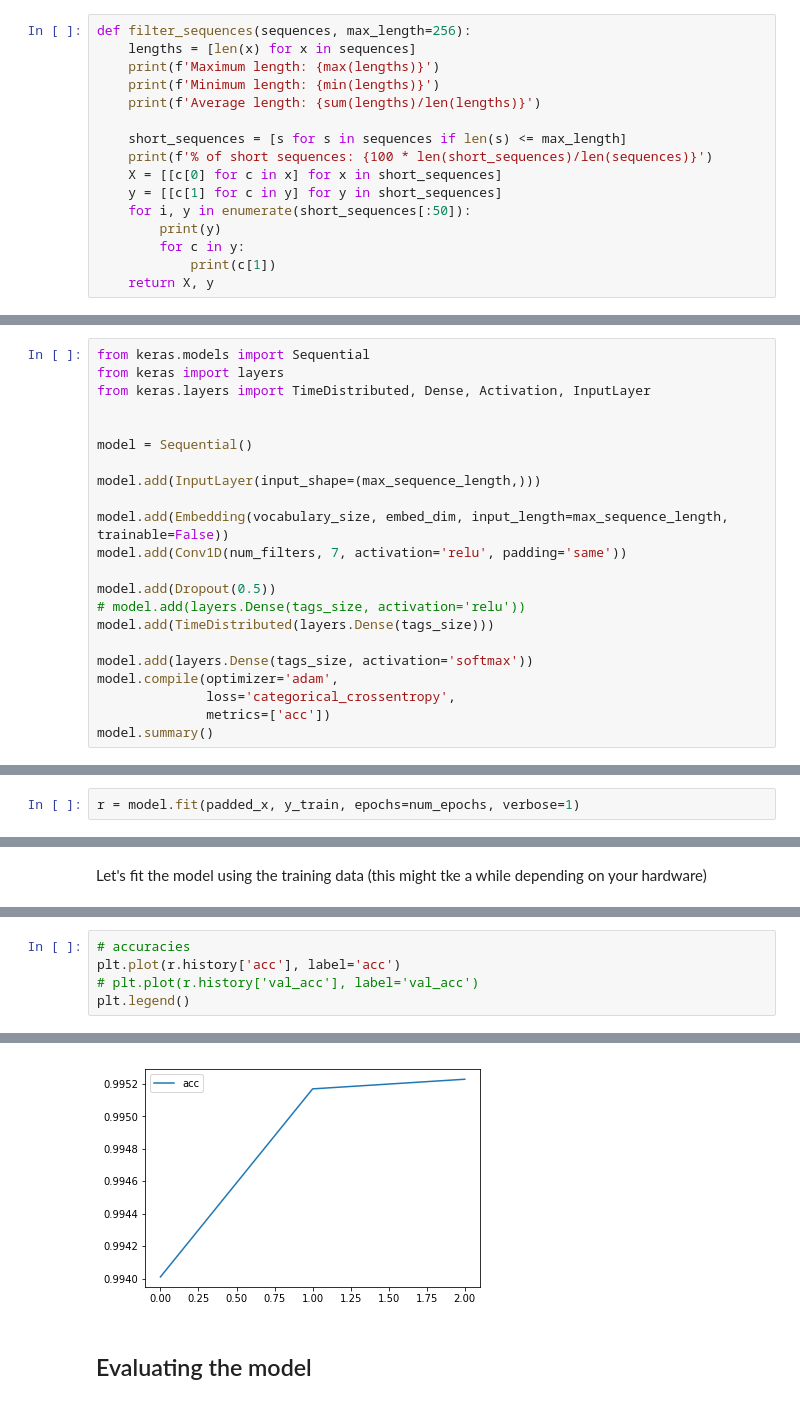
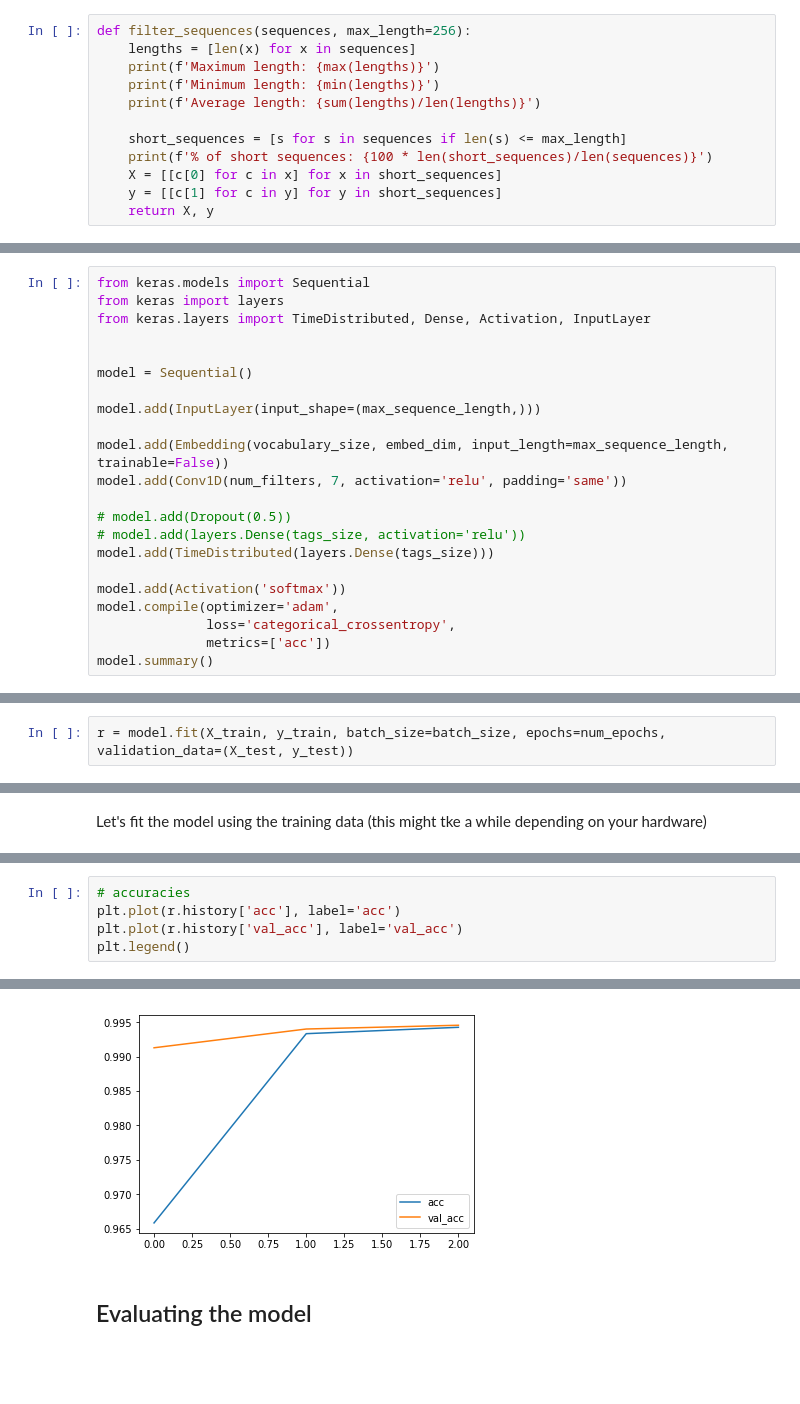
Before and after one commit to urigoren/nlp_ner_workshop, a Jupyter notebook: notebooks/NER with CNN.ipynb, the cells around one changed output, grey strips where cells are left out. Drawn from its saved outputs; the diff is of its cells as text; blank space fills up the shorter version.

```diff
--- a/notebooks/NER with CNN.ipynb
+++ b/notebooks/NER with CNN.ipynb
@@ -89,10 +87,6 @@ def filter_sequences(sequences, max_length=256):
     print(f'% of short sequences: {100 * len(short_sequences)/len(sequences)}')
     X = [[c[0] for c in x] for x in short_sequences]
     y = [[c[1] for c in y] for y in short_sequences]
-    for i, y in enumerate(short_sequences[:50]):
-        print(y)
-        for c in y:
-            print(c[1])
     return X, y
 # %%
 max_length = 256
@@ -214,11 +214,11 @@ model.add(InputLayer(input_shape=(max_sequence_length,)))
 model.add(Embedding(vocabulary_size, embed_dim, input_length=max_sequence_length, trainable=False))
 model.add(Conv1D(num_filters, 7, activation='relu', padding='same'))
 
-model.add(Dropout(0.5))
+# model.add(Dropout(0.5))
 # model.add(layers.Dense(tags_size, activation='relu'))
 model.add(TimeDistributed(layers.Dense(tags_size)))
 
-model.add(layers.Dense(tags_size, activation='softmax'))
+model.add(Activation('softmax'))
 model.compile(optimizer='adam',
               loss='categorical_crossentropy',
               metrics=['acc'])
@@ -254,5 +252,5 @@ padded_x.shape
 # %% [markdown]
 ## Training the model
 # %%
-r = model.fit(padded_x, y_train, epochs=num_epochs, verbose=1)
+r = model.fit(X_train, y_train, batch_size=batch_size, epochs=num_epochs, validation_data=(X_test, y_test))
 # %% [output]
@@ -295,11 +294,11 @@ plt.legend()
 # %%
 # accuracies
 plt.plot(r.history['acc'], label='acc')
-# plt.plot(r.history['val_acc'], label='val_acc')
+plt.plot(r.history['val_acc'], label='val_acc')
 plt.legend()
 # %% [output]
 <matplotlib.legend.Legend at 0x...>
-[figure, old version]
+[figure, new version]
 # %% [markdown]
 ## Evaluating the model
 # %% [markdown]
```
Also changed, not shown: parts of 11 cells of this notebook.
